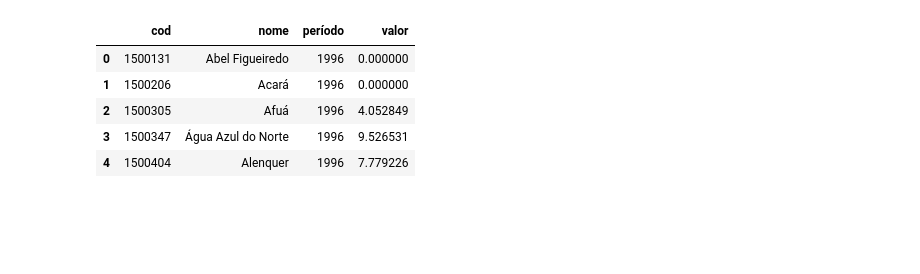
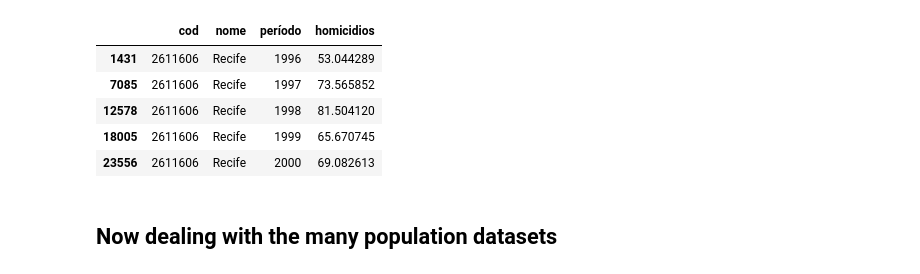
Before and after one commit to vgs2/Socioeconomic-analysis-of-the-brazilian-cities, a Jupyter notebook: projeto.ipynb, the cells around one changed output. Drawn from its saved outputs; the diff is of its cells as text; code cells hidden in the pictures; blank space fills up the shorter version.

```diff
--- a/projeto.ipynb
+++ b/projeto.ipynb
@@ -5,3 +7,6 @@ import matplotlib.pyplot as plt
 # %%
 dfpib1 = pd.read_excel("datasets/PIB dos Municípios - base de dados 2002-2009.xls")
 dfpib2 = pd.read_excel('datasets/PIB dos Municípios - base de dados 2010-2017.xls')
+dfhomi = pd.read_csv('datasets/homicidios.csv', sep=';')
+dfhomi = dfhomi.rename(columns={'valor':'homicidios'})
+dfpib2 = dfpib2[dfpib2.columns.values[:-3]]
@@ -10,11 +37,13 @@ dfhomi = pd.read_csv('datasets/homicidios.csv', sep=';')
 # %%
 dfpib1[dfpib1['Código do Município']==2611606]
-dfhomi.head()
+dfhomi[dfhomi['cod']==2611606].head()
 # %% [output]
-|  | cod | nome | período | valor |
-| 0 | 1500131 | Abel Figueiredo | 1996 | 0.000000 |
-| 1 | 1500206 | Acará | 1996 | 0.000000 |
-| 2 | 1500305 | Afuá | 1996 | 4.052849 |
-| 3 | 1500347 | Água Azul do Norte | 1996 | 9.526531 |
-| 4 | 1500404 | Alenquer | 1996 | 7.779226 |
+|  | cod | nome | período | homicidios |
+| 1431 | 2611606 | Recife | 1996 | 53.044289 |
+| 7085 | 2611606 | Recife | 1997 | 73.565852 |
+| 12578 | 2611606 | Recife | 1998 | 81.504120 |
+| 18005 | 2611606 | Recife | 1999 | 65.670745 |
+| 23556 | 2611606 | Recife | 2000 | 69.082613 |
+# %% [markdown]
+## Now dealing with the many population datasets
 # %%
```
Also changed, not shown: parts of 23 cells of this notebook.
